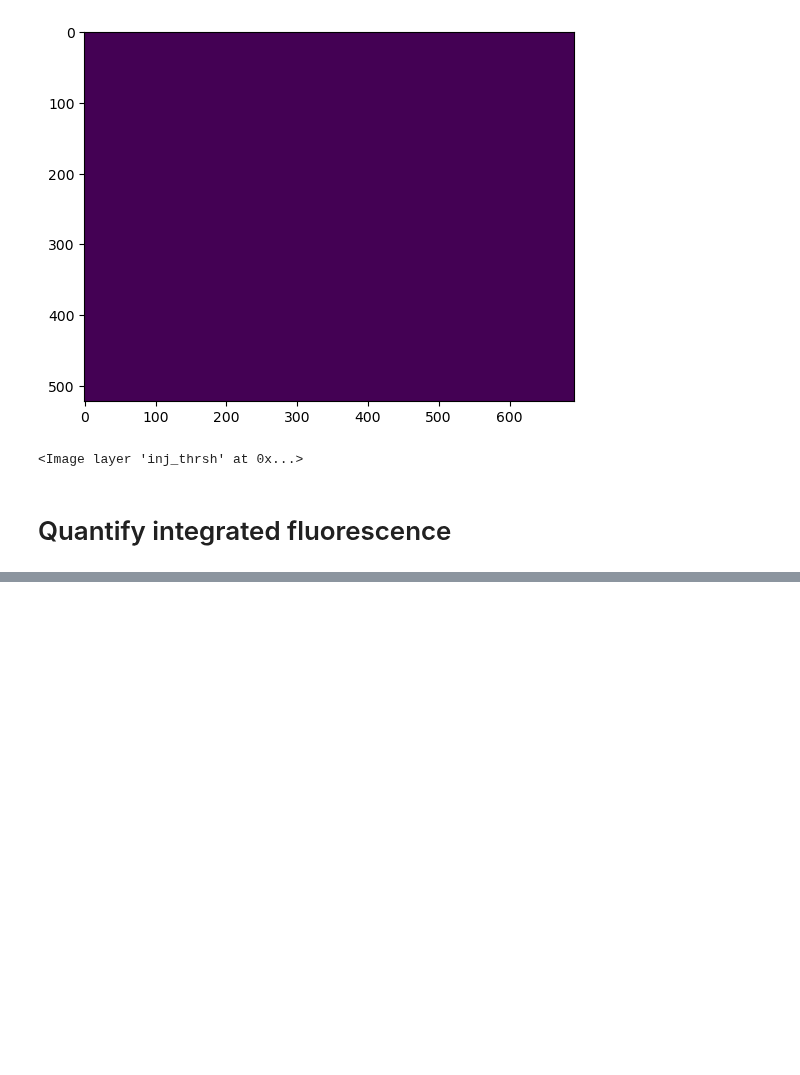
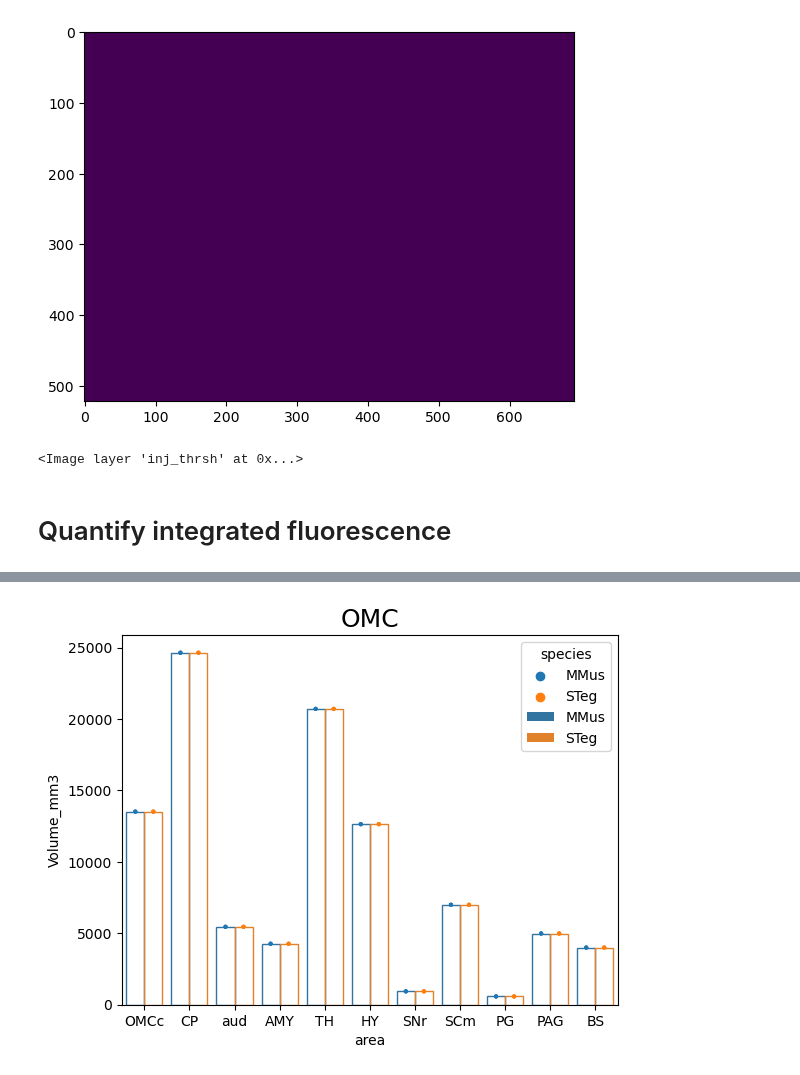
Before and after one commit to eisko/STP_analysis, a Jupyter notebook: replicates.ipynb, the cells around one changed output, grey strips where cells are left out. Saved outputs shown, nothing was run; the diff lists cells and outputs as text; code cells hidden in the pictures; blank space fills up the shorter version.

```diff
--- a/replicates.ipynb
+++ b/replicates.ipynb
@@ -246,0 +387,6 @@ test = images[0]
+# %%
+# plot volume
+dot_bar_plot(fluor_df, title="OMC", xaxis="area", yaxis="Volume_mm3", hueaxis="species")
+plt.show()
+# %% [output]
+[figure, added]
```
Also changed, not shown: parts of 21 cells of this notebook.
